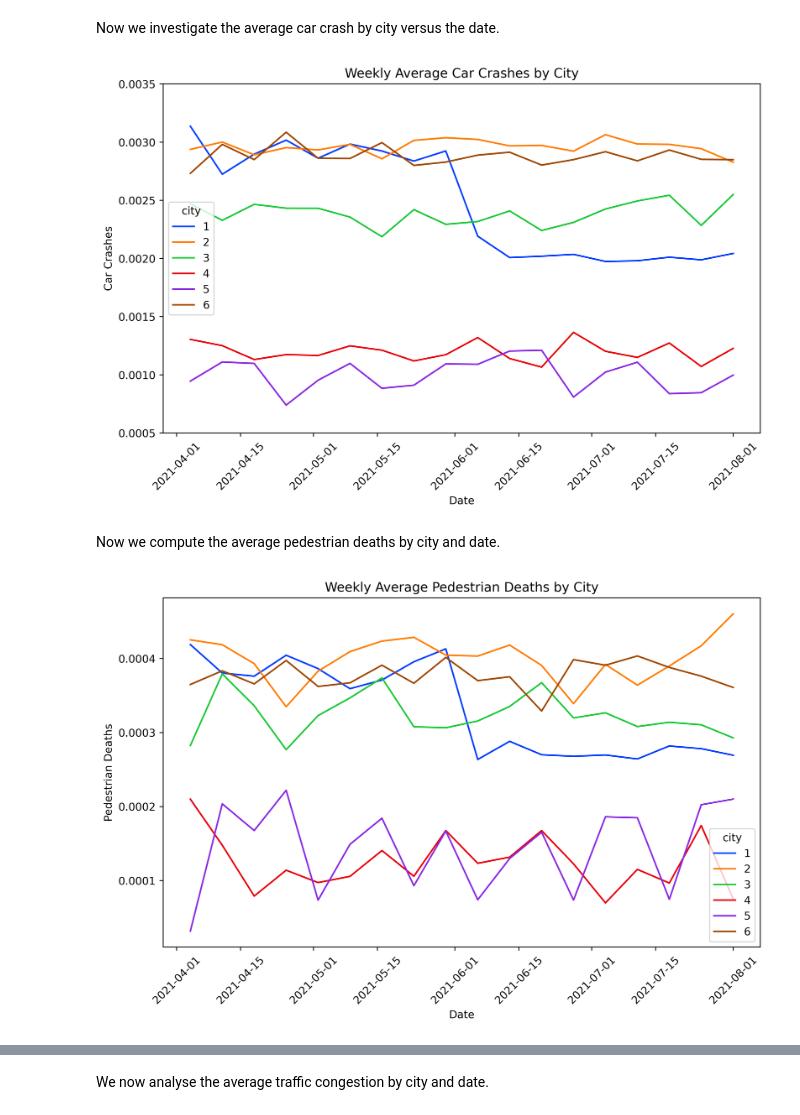
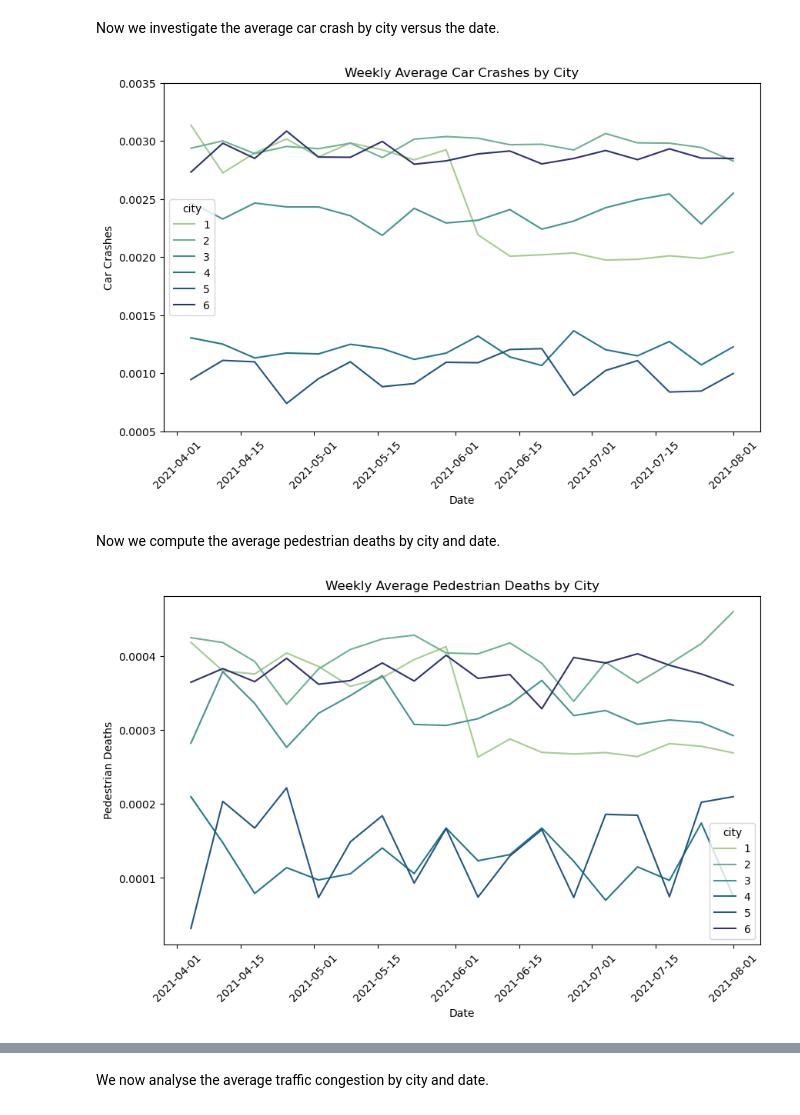
Before and after one commit to leonardohannas/MODS206_TelecomParis, a Jupyter notebook: notebook.ipynb, the cells around one changed output, grey strips where cells are left out. Drawn from its saved outputs; the diff is of its cells as text; code cells hidden in the pictures.

```diff
--- a/notebook.ipynb
+++ b/notebook.ipynb
@@ -275,8 +275,8 @@ Now we investigate the average car crash by city versus the date.
 # %%
 car_crash_cities = cities_df.copy()
 
-plt.figure(figsize=(10, 6), dpi=500)
-sns.lineplot(x='datetime', y='carCrash', hue='city', data=car_crash_cities, palette='bright')
+plt.figure(figsize=(10, 6), dpi=100)
+sns.lineplot(x='datetime', y='carCrash', hue='city', data=car_crash_cities, palette='crest')
 plt.title("Weekly Average Car Crashes by City")
 plt.ylabel("Car Crashes")
 plt.xlabel("Date")
@@ -284,24 +284,24 @@ plt.ylim(0.0005, 0.0035)
 plt.xticks(rotation=45)
 plt.show()
 # %% [output]
-[figure, old version]
+[figure, new version]
 # %% [markdown]
 Now we compute the average pedestrian deaths by city and date.
 # %%
 pedestrian_death_cities = cities_df.copy()
 
 # groupby(['city', pd.Grouper(key='datetime', freq='W')]).mean().reset_index()
 
-plt.figure(figsize=(10, 6), dpi=500)
-sns.lineplot(x='datetime', y='pedestrianDeath', hue='city', data=pedestrian_death_cities, palette='bright')
+plt.figure(figsize=(10, 6), dpi=100)
+sns.lineplot(x='datetime', y='pedestrianDeath', hue='city', data=pedestrian_death_cities, palette='crest')
 # plt.title("Average pedestrian deaths by city and date")
 plt.title("Weekly Average Pedestrian Deaths by City")
 plt.ylabel("Pedestrian Deaths")
 plt.xlabel("Date")
 plt.xticks(rotation=45)
 plt.show()
 # %% [output]
-[figure, old version]
+[figure, new version]
 # %%
 energy_consumption_cities = cities_df.copy()
 
```
Also changed, not shown: parts of 8 cells of this notebook, 1 other file.
